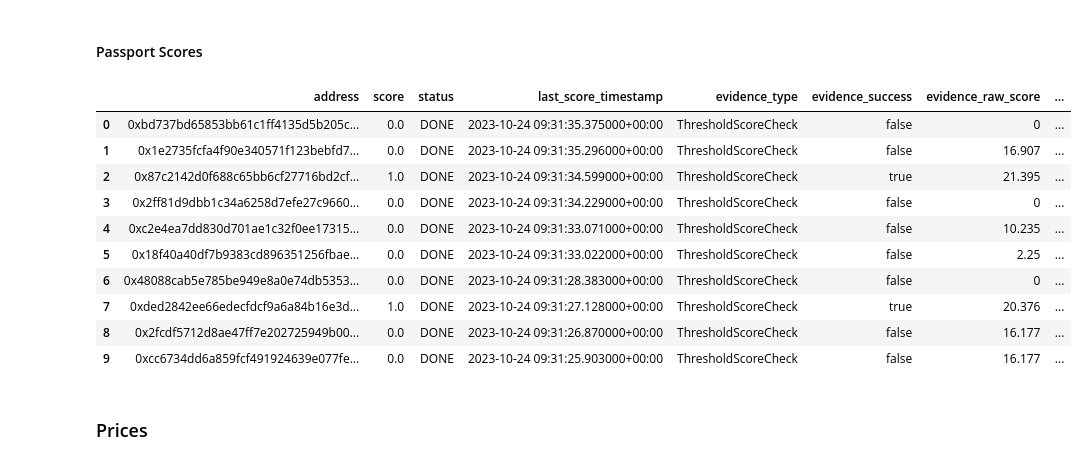
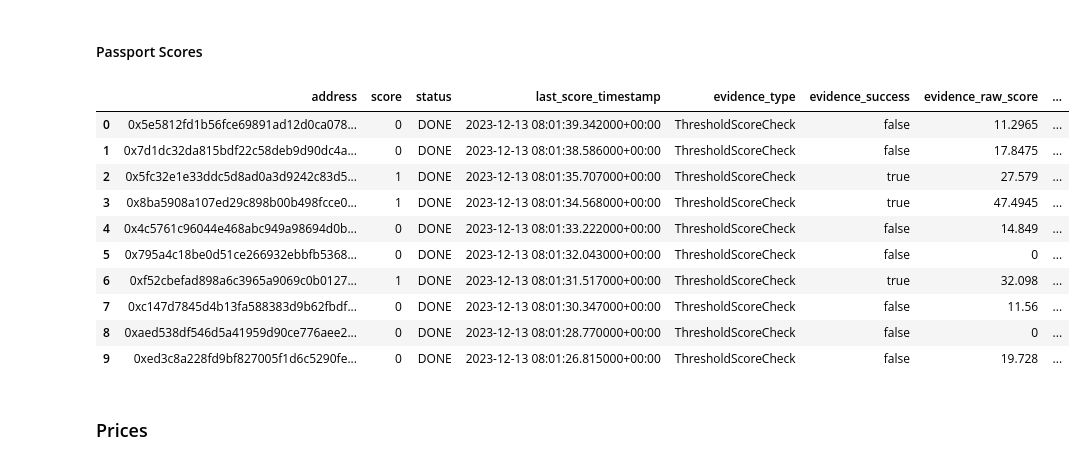
Before and after one commit to davidgasquez/gitcoin-grants-data-portal, a Jupyter notebook: reports/sandbox.ipynb, the cells around one changed output. Saved outputs shown, nothing was run; the diff lists cells and outputs as text; code cells hidden in the pictures.

```diff
--- a/reports/sandbox.ipynb
+++ b/reports/sandbox.ipynb
@@ -27,19 +25,21 @@ from ggdp.db import query
 # %% [markdown]
 #### Passport Scores
 # %%
-query("from dbt.passport_scores order by last_score_timestamp desc limit 10").df()
+from ggdp.db import query
+
+query("from passport_scores order by last_score_timestamp desc limit 10")query("from passport_scores order by last_score_timestamp desc limit 10")
 # %% [output]
 |  | address | score | status | last_score_timestamp | evidence_type | evidence_success | evidence_raw_score | ... |
-| 0 | 0xbd737bd65853bb61c1ff4135d5b205c... | 0.0 | DONE | 2023-10-24 09:31:35.375000+00:00 | ThresholdScoreCheck | false | 0 | ... |
-| 1 | 0x1e2735fcfa4f90e340571f123bebfd7... | 0.0 | DONE | 2023-10-24 09:31:35.296000+00:00 | ThresholdScoreCheck | false | 16.907 | ... |
-| 2 | 0x87c2142d0f688c65bb6cf27716bd2cf... | 1.0 | DONE | 2023-10-24 09:31:34.599000+00:00 | ThresholdScoreCheck | true | 21.395 | ... |
-| 3 | 0x2ff81d9dbb1c34a6258d7efe27c9660... | 0.0 | DONE | 2023-10-24 09:31:34.229000+00:00 | ThresholdScoreCheck | false | 0 | ... |
-| 4 | 0xc2e4ea7dd830d701ae1c32f0ee17315... | 0.0 | DONE | 2023-10-24 09:31:33.071000+00:00 | ThresholdScoreCheck | false | 10.235 | ... |
-| 5 | 0x18f40a40df7b9383cd896351256fbae... | 0.0 | DONE | 2023-10-24 09:31:33.022000+00:00 | ThresholdScoreCheck | false | 2.25 | ... |
-| 6 | 0x48088cab5e785be949e8a0e74db5353... | 0.0 | DONE | 2023-10-24 09:31:28.383000+00:00 | ThresholdScoreCheck | false | 0 | ... |
-| 7 | 0xded2842ee66edecfdcf9a6a84b16e3d... | 1.0 | DONE | 2023-10-24 09:31:27.128000+00:00 | ThresholdScoreCheck | true | 20.376 | ... |
-| 8 | 0x2fcdf5712d8ae47ff7e202725949b00... | 0.0 | DONE | 2023-10-24 09:31:26.870000+00:00 | ThresholdScoreCheck | false | 16.177 | ... |
-| 9 | 0xcc6734dd6a859fcf491924639e077fe... | 0.0 | DONE | 2023-10-24 09:31:25.903000+00:00 | ThresholdScoreCheck | false | 16.177 | ... |
+| 0 | 0x5e5812fd1b56fce69891ad12d0ca078... | 0 | DONE | 2023-12-13 08:01:39.342000+00:00 | ThresholdScoreCheck | false | 11.2965 | ... |
+| 1 | 0x7d1dc32da815bdf22c58deb9d90dc4a... | 0 | DONE | 2023-12-13 08:01:38.586000+00:00 | ThresholdScoreCheck | false | 17.8475 | ... |
+| 2 | 0x5fc32e1e33ddc5d8ad0a3d9242c83d5... | 1 | DONE | 2023-12-13 08:01:35.707000+00:00 | ThresholdScoreCheck | true | 27.579 | ... |
+| 3 | 0x8ba5908a107ed29c898b00b498fcce0... | 1 | DONE | 2023-12-13 08:01:34.568000+00:00 | ThresholdScoreCheck | true | 47.4945 | ... |
+| 4 | 0x4c5761c96044e468abc949a98694d0b... | 0 | DONE | 2023-12-13 08:01:33.222000+00:00 | ThresholdScoreCheck | false | 14.849 | ... |
+| 5 | 0x795a4c18be0d51ce266932ebbfb5368... | 0 | DONE | 2023-12-13 08:01:32.043000+00:00 | ThresholdScoreCheck | false | 0 | ... |
+| 6 | 0xf52cbefad898a6c3965a9069c0b0127... | 1 | DONE | 2023-12-13 08:01:31.517000+00:00 | ThresholdScoreCheck | true | 32.098 | ... |
+| 7 | 0xc147d7845d4b13fa588383d9b62fbdf... | 0 | DONE | 2023-12-13 08:01:30.347000+00:00 | ThresholdScoreCheck | false | 11.56 | ... |
+| 8 | 0xaed538df546d5a41959d90ce776aee2... | 0 | DONE | 2023-12-13 08:01:28.770000+00:00 | ThresholdScoreCheck | false | 0 | ... |
+| 9 | 0xed3c8a228fd9bf827005f1d6c5290fe... | 0 | DONE | 2023-12-13 08:01:26.815000+00:00 | ThresholdScoreCheck | false | 19.728 | ... |
 # %% [markdown]
 ### Prices
 # %%
```
Also changed, not shown: parts of 8 cells of this notebook, 2 other files.
